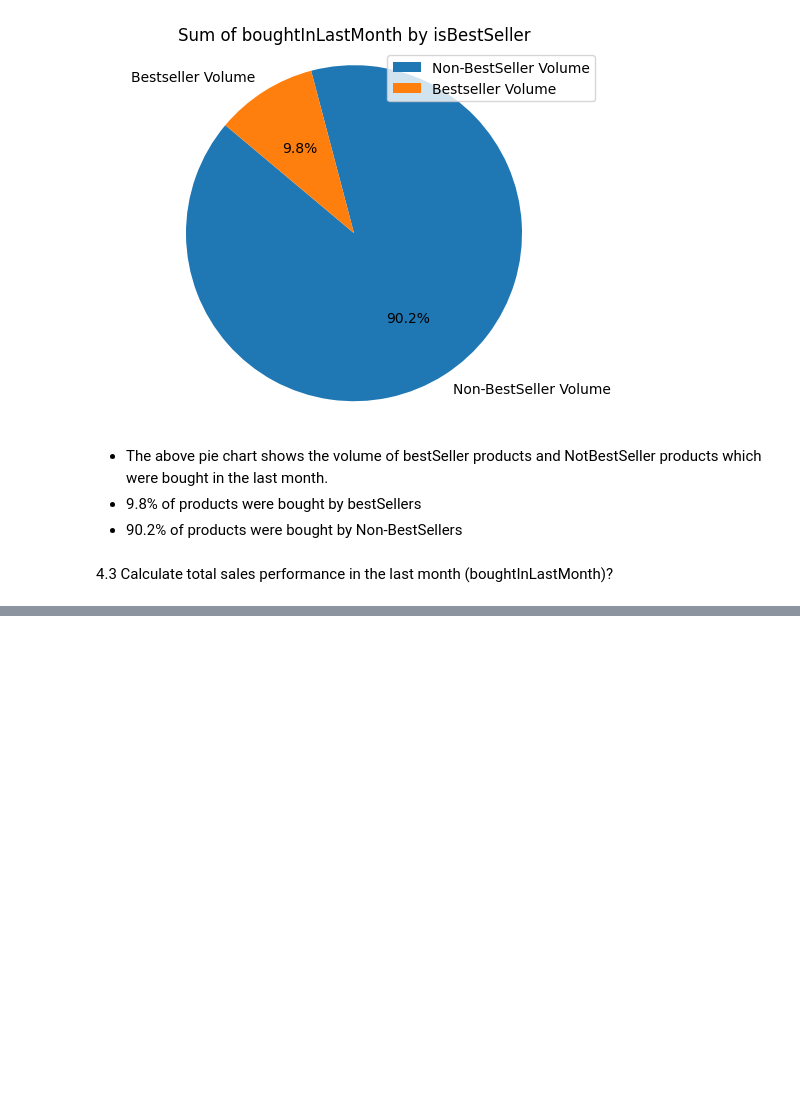
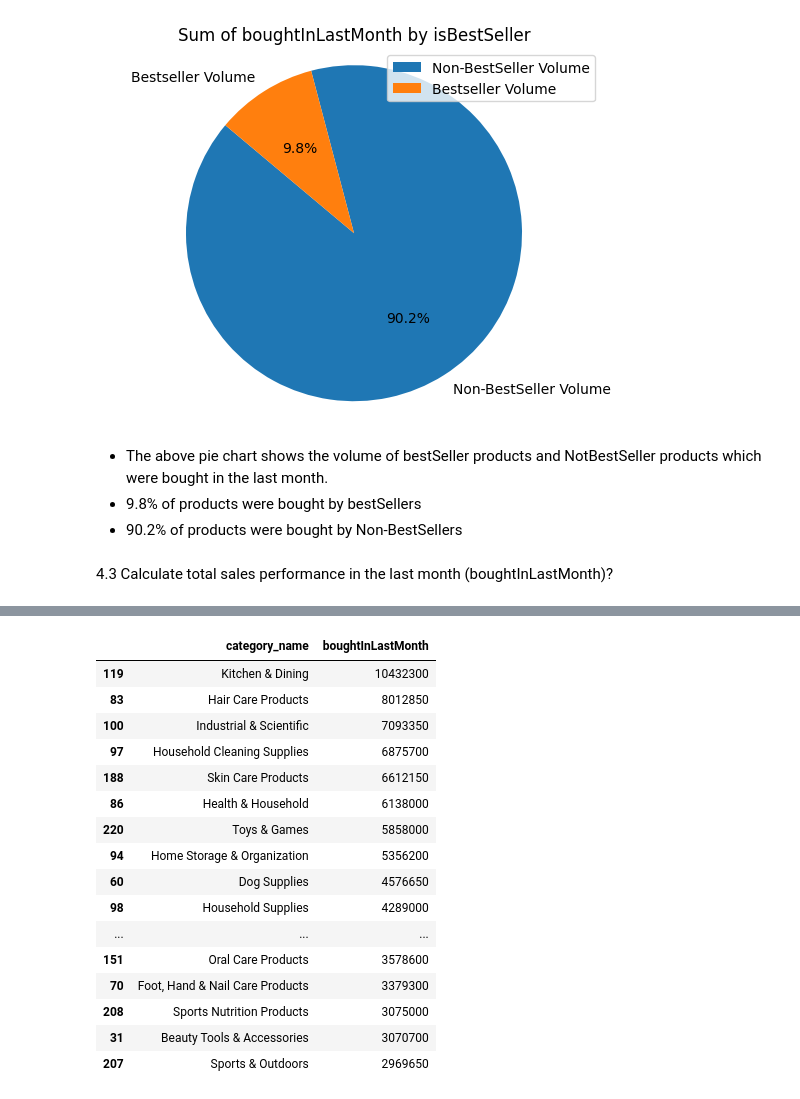
Before and after one commit to ctimothy14/Amazon_products_2023, a Jupyter notebook: amazon_products.ipynb, the cells around one changed output, grey strips where cells are left out. Cells and saved outputs as stored; diff of their text form; code cells hidden in the pictures; blank space fills up the shorter version.

```diff
--- a/amazon_products.ipynb
+++ b/amazon_products.ipynb
@@ -468,0 +463,4 @@ plt.show()
+# %%
+# Group category_name and BoughtInLastMonth and sum total sales
+total_cat_sales = merged_df.groupby(['category_name'])['boughtInLastMonth'].sum().reset_index()
+total_cat_sales
@@ -468,0 +483,4 @@ plt.show()
+# %%
+# Lets order the above to show the max sales.
+total_cat_sales = total_cat_sales.sort_values(['boughtInLastMonth'], ascending=[False])
+total_cat_sales
@@ -468,0 +501,22 @@ plt.show()
+# %%
+# Display the top 20 largest sales last month
+top_20_cat_sales = total_cat_sales.nlargest(20, 'boughtInLastMonth')
+top_20_cat_sales
+# %% [output]
+|  | category_name | boughtInLastMonth |
+| 119 | Kitchen & Dining | 10432300 |
+| 83 | Hair Care Products | 8012850 |
+| 100 | Industrial & Scientific | 7093350 |
+| 97 | Household Cleaning Supplies | 6875700 |
+| 188 | Skin Care Products | 6612150 |
+| 86 | Health & Household | 6138000 |
+| 220 | Toys & Games | 5858000 |
+| 94 | Home Storage & Organization | 5356200 |
+| 60 | Dog Supplies | 4576650 |
+| 98 | Household Supplies | 4289000 |
+| ... | ... | ... |
+| 151 | Oral Care Products | 3578600 |
+| 70 | Foot, Hand & Nail Care Products | 3379300 |
+| 208 | Sports Nutrition Products | 3075000 |
+| 31 | Beauty Tools & Accessories | 3070700 |
+| 207 | Sports & Outdoors | 2969650 |
```
Also changed, not shown: parts of 12 cells of this notebook.
